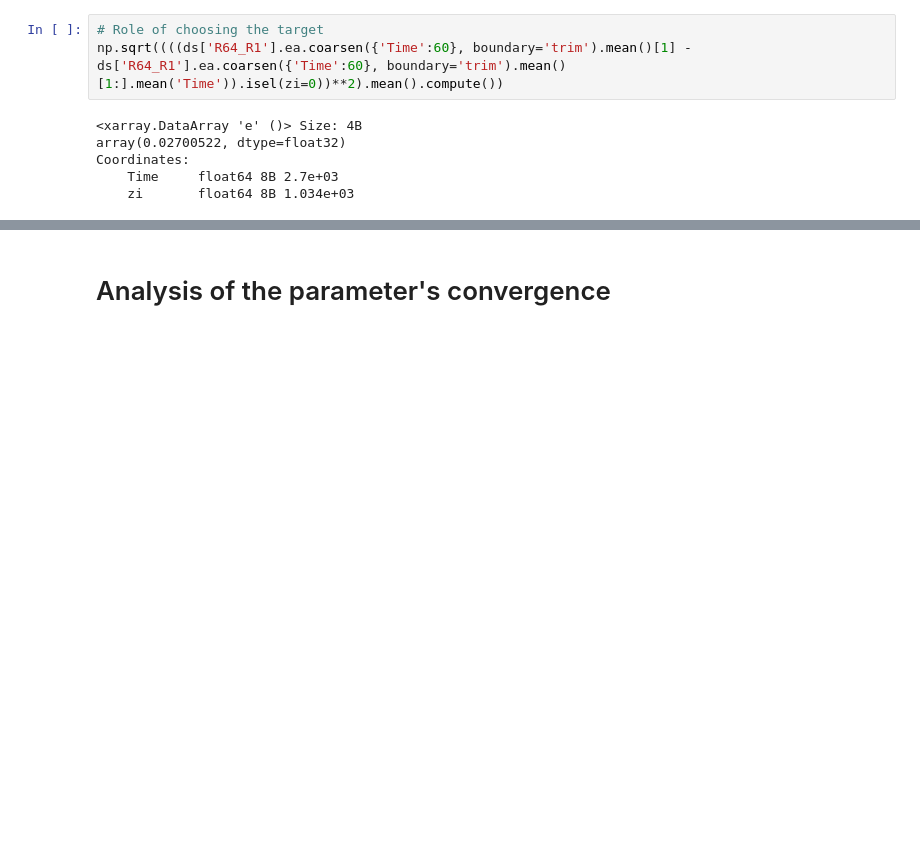
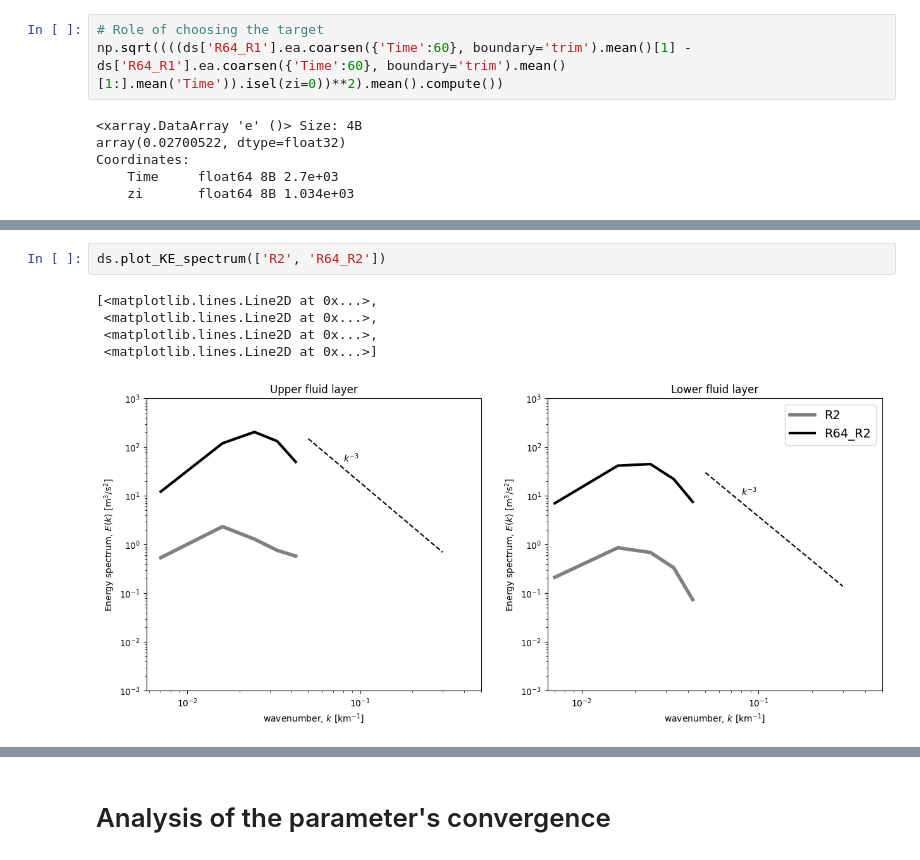
Before and after one commit to m2lines/calibration-MOM6, a Jupyter notebook: notebooks/calibrate-Double-Gyre.ipynb, the cells around one changed output, grey strips where cells are left out. Saved outputs shown, nothing was run; the diff lists cells and outputs as text; blank space fills up the shorter version.

```diff
--- a/notebooks/calibrate-Double-Gyre.ipynb
+++ b/notebooks/calibrate-Double-Gyre.ipynb
@@ -102,0 +119,8 @@ Coordinates:
+# %%
+ds.plot_KE_spectrum(['R2', 'R64_R2'])
+# %% [output]
+[<matplotlib.lines.Line2D at 0x...>,
+ <matplotlib.lines.Line2D at 0x...>,
+ <matplotlib.lines.Line2D at 0x...>,
+ <matplotlib.lines.Line2D at 0x...>]
+[figure, added]
```
Also changed, not shown: parts of 36 cells of this notebook, 1 other file.
